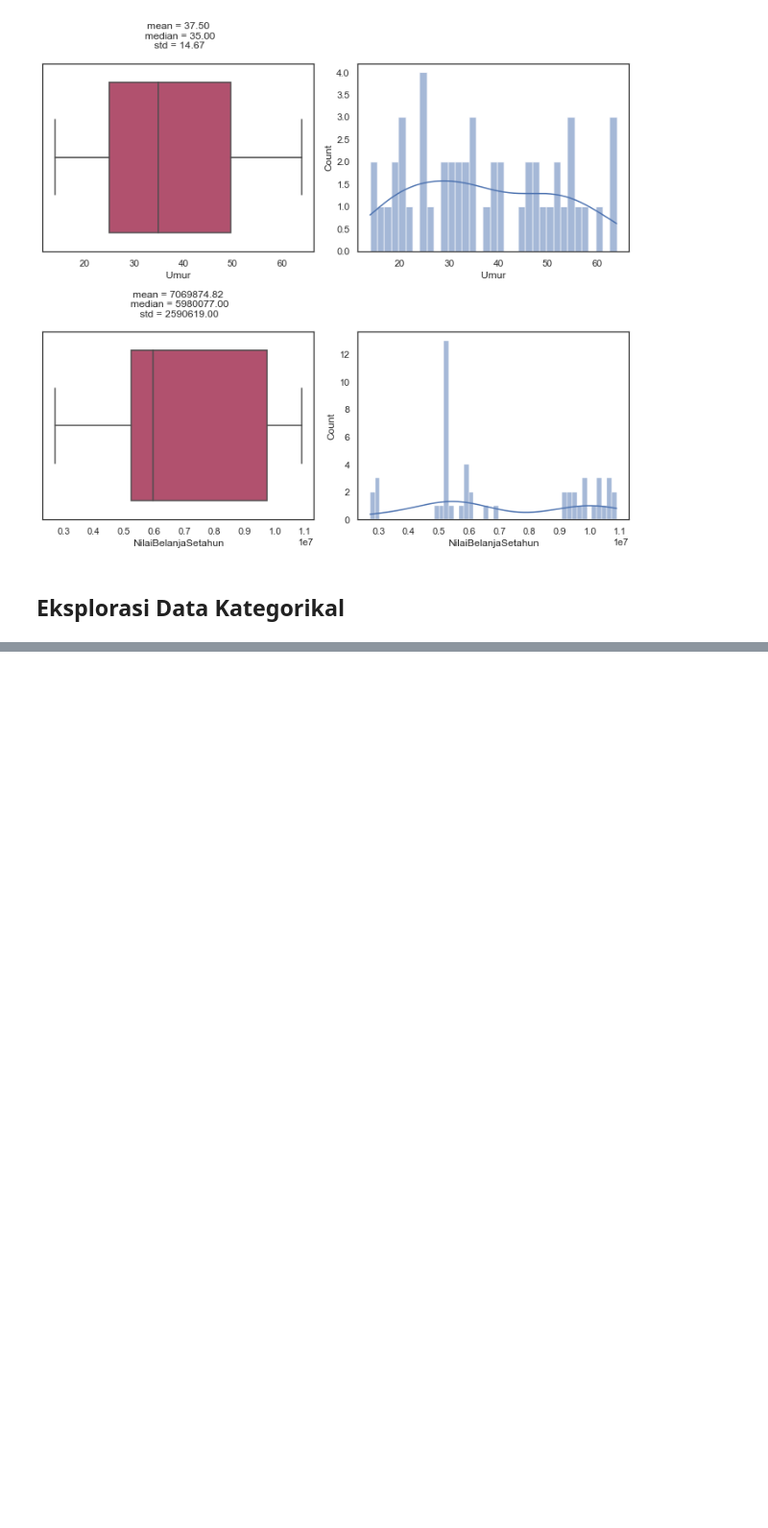
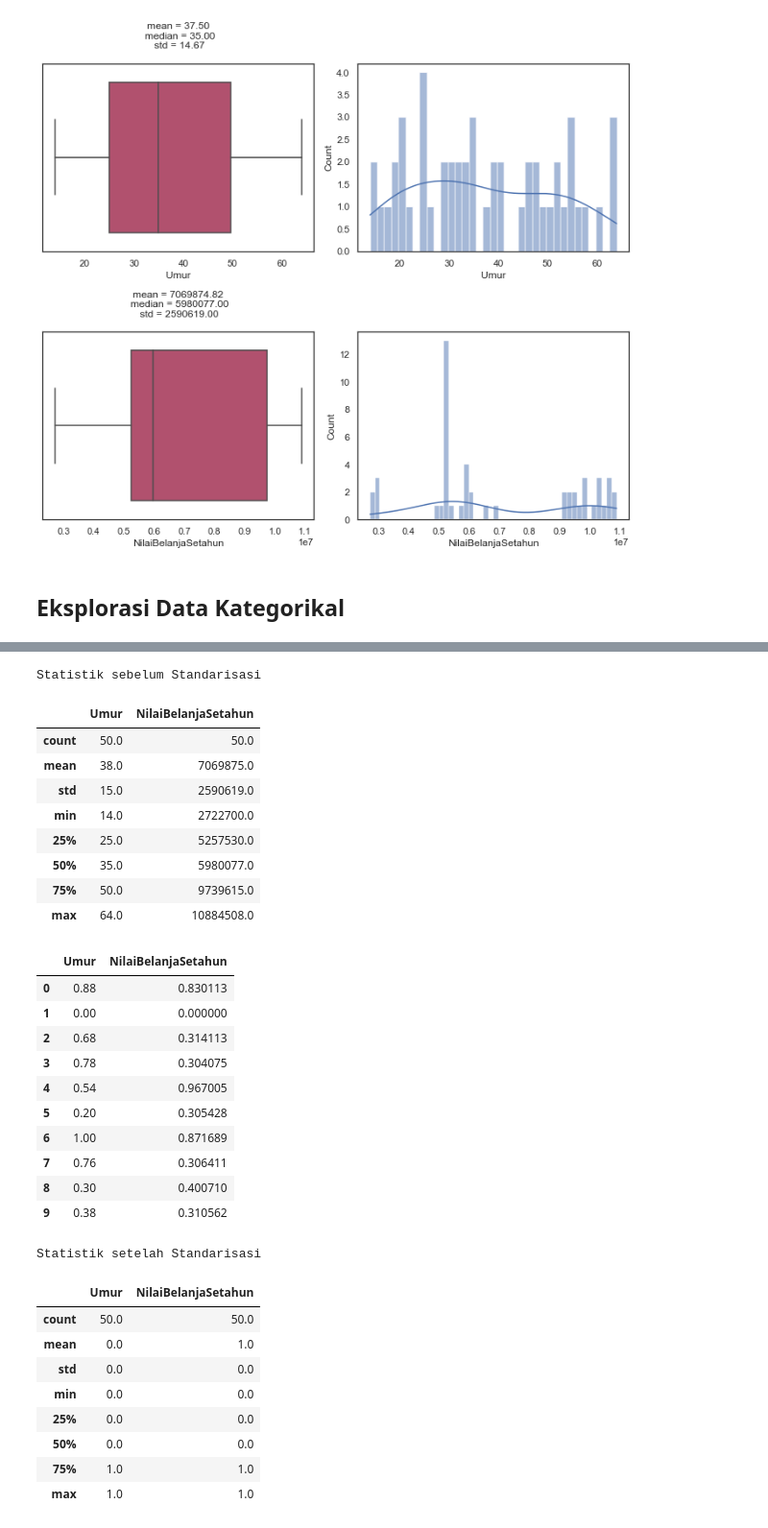
Before and after one commit to UsepSyaikalArifin/Application-File-PT-Bukit-Makmur-Mandiri-Utama-BUMA-, a Jupyter notebook: Kelas Penerapan di Industri/Data Science in Marketing - Customer Segmentation with Python/Jupyter Notebook/main.ipynb, the cells around one changed output, grey strips where cells are left out. Shown: that part at 96% size. Saved outputs shown, nothing was run; the diff lists cells and outputs as text; code cells hidden in the pictures; blank space fills up the shorter version.

```diff
--- a/Kelas Penerapan di Industri/Data Science in Marketing - Customer Segmentation with Python/Jupyter Notebook/main.ipynb
+++ b/Kelas Penerapan di Industri/Data Science in Marketing - Customer Segmentation with Python/Jupyter Notebook/main.ipynb
@@ -88,0 +183,48 @@ observasi_num(kolom_numerik)
+# %%
+from sklearn.preprocessing import MinMaxScaler
+
+kolom_numerik = ["Umur", "NilaiBelanjaSetahun"]
+
+print("Statistik sebelum Standarisasi")
+display(df[kolom_numerik].describe().round())
+
+# Standarisasi
+minmax = MinMaxScaler()
+df_minmax = minmax.fit_transform(df[kolom_numerik])
+df_minmax = pd.DataFrame(data=df_minmax, index=df.index, columns=df[kolom_numerik].columns )
+display(df_minmax.head(10))
+
+print("Statistik setelah Standarisasi")
+display(df_minmax.describe().round())
+# %% [output]
+Statistik sebelum Standarisasi
+|  | Umur | NilaiBelanjaSetahun |
+| count | 50.0 | 50.0 |
+| mean | 38.0 | 7069875.0 |
+| std | 15.0 | 2590619.0 |
+| min | 14.0 | 2722700.0 |
+| 25% | 25.0 | 5257530.0 |
+| 50% | 35.0 | 5980077.0 |
+| 75% | 50.0 | 9739615.0 |
+| max | 64.0 | 10884508.0 |
+|  | Umur | NilaiBelanjaSetahun |
+| 0 | 0.88 | 0.830113 |
+| 1 | 0.00 | 0.000000 |
+| 2 | 0.68 | 0.314113 |
+| 3 | 0.78 | 0.304075 |
+| 4 | 0.54 | 0.967005 |
+| 5 | 0.20 | 0.305428 |
+| 6 | 1.00 | 0.871689 |
+| 7 | 0.76 | 0.306411 |
+| 8 | 0.30 | 0.400710 |
+| 9 | 0.38 | 0.310562 |
+Statistik setelah Standarisasi
+|  | Umur | NilaiBelanjaSetahun |
+| count | 50.0 | 50.0 |
+| mean | 0.0 | 1.0 |
+| std | 0.0 | 0.0 |
+| min | 0.0 | 0.0 |
+| 25% | 0.0 | 0.0 |
+| 50% | 0.0 | 0.0 |
+| 75% | 1.0 | 1.0 |
+| max | 1.0 | 1.0 |
```
Also changed, not shown: parts of 4 cells of this notebook.
